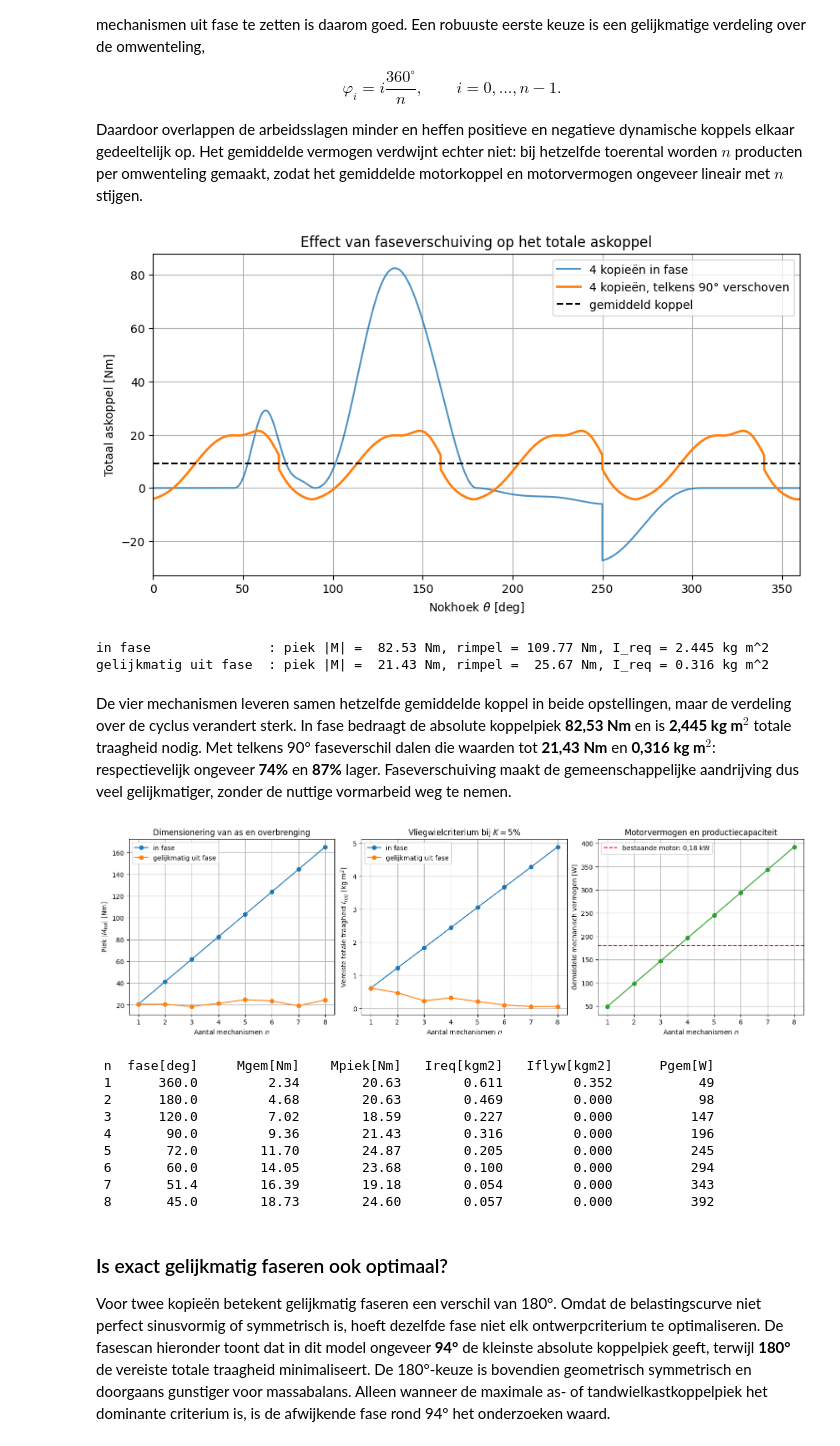
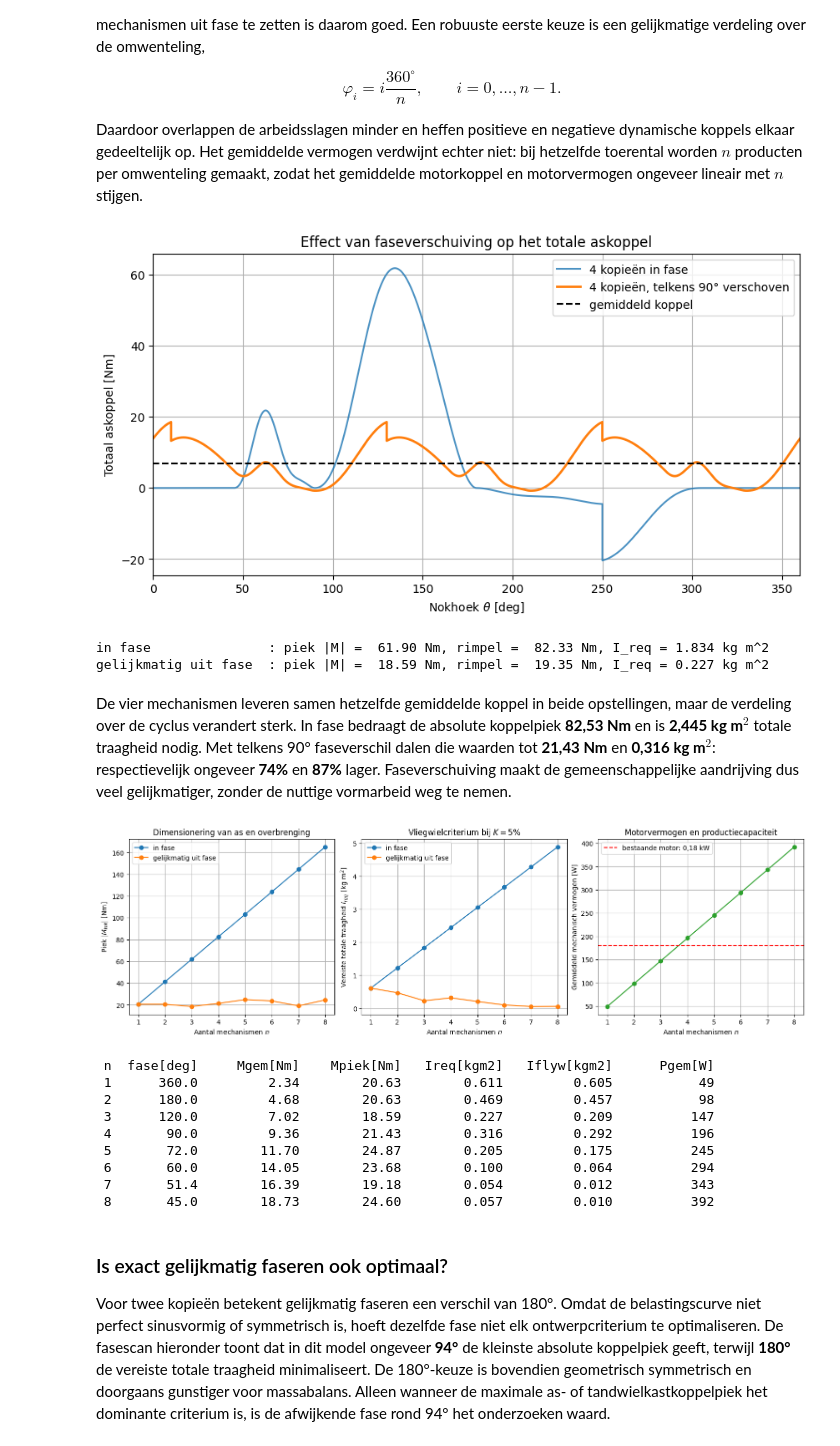
Before and after one commit to colincools/beweging, a Jupyter notebook: Nok/Parallele systemen.ipynb, the cells around one changed output. Saved outputs shown, nothing was run; the diff lists cells and outputs as text; code cells hidden in the pictures.

```diff
--- a/Nok/Parallele systemen.ipynb
+++ b/Nok/Parallele systemen.ipynb
@@ -704,7 +704,7 @@ Uit bovenstaande plots besluiten we dat $R_0 = 40\text{ mm}$ een geschikte waard
 <br>
 (Op basis van de vuistregel dat de maximum drukhoek $a_{\text{max}}$ best onder de 30 graden blijft: alle drie segmenten zitten ruim onder de 30° vanaf $R_0 = 24\text{ mm}$, zodat een compacte waarde van $R_0 = 40\text{ mm}$ een goede keuze is.)
 # %%
-R0 = 200  # pitch radius in mm
+R0 = 80  # pitch radius in mm
 # %% [markdown]
 Pas op: als je de nokspecificaties aan het <a href="#specs">begin</a> van deze notebook wijzigt, dan kies je misschien voor een andere $R_0$.
 # %% [markdown]
@@ -723,8 +723,8 @@ Kloomok_Muffley_follower_radius(R0,theta_seg3,startlift3,endlift3,motionlaw3)
 From the plots above, we conclude that the follower radius $R_r$ must be smaller than $21$ mm (segment 1), $36$ mm (segment 2) and $40$ mm (segment 3). Segment 1 is thus the most restrictive. Let's choose $R_r = 10$ mm. And hence, the base radius of the cam is $R_0 - R_r = 30$ mm.
 # %%
 # Kinematics inputs
-base_radius     = 160
-follower_radius = 40
+base_radius     = 50
+follower_radius = 30
 exc = 8  # definitieve keuze; zie 'Keuze van de excentriciteit' onder de krachtenanalyse
 
 # Calculate pressure angle
@@ -1193,37 +1193,37 @@ def torque_metrics(torque, n_systems):
         'peak_abs': np.max(np.abs(torque)),
         'ripple_pp': np.ptp(torque),
         'A_range': A_range,
         'I_required': I_required,
         # Each copy has its own cam; their inertias all contribute on the common shaft.
         'I_flywheel': max(I_required - n_systems * I_nok, 0.0),
         'mean_power': mean_torque * omega,
         'peak_power_equivalent': np.max(np.abs(torque)) * omega,
     }
 
-n_demo = 4
+n_demo = 3
 M_in_phase = combined_torque(n_demo, evenly_phased=False)
 M_phased = combined_torque(n_demo, evenly_phased=True)
 
 plt.figure(figsize=(10, 5))
 plt.plot(theta_deg, M_in_phase, label='4 kopieën in fase', alpha=0.8)
 plt.plot(theta_deg, M_phased, label='4 kopieën, telkens 90° verschoven', linewidth=2)
 plt.axhline(np.mean(M_phased), color='k', ls='--', label='gemiddeld koppel')
 plt.xlabel(r'Nokhoek $\theta$ [deg]')
 plt.ylabel('Totaal askoppel [Nm]')
 plt.xlim(0, 360)
 plt.grid()
 plt.legend()
 plt.title('Effect van faseverschuiving op het totale askoppel')
 plt.show()
 
 for name, torque in [('in fase', M_in_phase), ('gelijkmatig uit fase', M_phased)]:
     values = torque_metrics(torque, n_demo)
     print('%-22s: piek |M| = %6.2f Nm, rimpel = %6.2f Nm, I_req = %.3f kg m^2'
           % (name, values['peak_abs'], values['ripple_pp'], values['I_required']))
 # %% [output]
-[figure, old version]
+[figure, new version]
-in fase               : piek |M| =  82.53 Nm, rimpel = 109.77 Nm, I_req = 2.445 kg m^2
-gelijkmatig uit fase  : piek |M| =  21.43 Nm, rimpel =  25.67 Nm, I_req = 0.316 kg m^2
+in fase               : piek |M| =  61.90 Nm, rimpel =  82.33 Nm, I_req = 1.834 kg m^2
+gelijkmatig uit fase  : piek |M| =  18.59 Nm, rimpel =  19.35 Nm, I_req = 0.227 kg m^2
 # %% [markdown]
 De vier mechanismen leveren samen hetzelfde gemiddelde koppel in beide opstellingen, maar de verdeling over de cyclus verandert sterk. In fase bedraagt de absolute koppelpiek **82,53 Nm** en is **2,445 kg m$^2$** totale traagheid nodig. Met telkens 90° faseverschil dalen die waarden tot **21,43 Nm** en **0,316 kg m$^2$**: respectievelijk ongeveer **74%** en **87%** lager. Faseverschuiving maakt de gemeenschappelijke aandrijving dus veel gelijkmatiger, zonder de nuttige vormarbeid weg te nemen.
 # %%
@@ -1268,14 +1268,14 @@ for n, values in zip(n_values, metrics_out):
 # %% [output]
 [figure]
  n  fase[deg]     Mgem[Nm]    Mpiek[Nm]   Ireq[kgm2]   Iflyw[kgm2]      Pgem[W]
- 1      360.0         2.34        20.63        0.611         0.352           49
- 2      180.0         4.68        20.63        0.469         0.000           98
- 3      120.0         7.02        18.59        0.227         0.000          147
- 4       90.0         9.36        21.43        0.316         0.000          196
- 5       72.0        11.70        24.87        0.205         0.000          245
- 6       60.0        14.05        23.68        0.100         0.000          294
- 7       51.4        16.39        19.18        0.054         0.000          343
- 8       45.0        18.73        24.60        0.057         0.000          392
+ 1      360.0         2.34        20.63        0.611         0.605           49
+ 2      180.0         4.68        20.63        0.469         0.457           98
+ 3      120.0         7.02        18.59        0.227         0.209          147
+ 4       90.0         9.36        21.43        0.316         0.292          196
+ 5       72.0        11.70        24.87        0.205         0.175          245
+ 6       60.0        14.05        23.68        0.100         0.064          294
+ 7       51.4        16.39        19.18        0.054         0.012          343
+ 8       45.0        18.73        24.60        0.057         0.010          392
 # %% [markdown]
 ### Is exact gelijkmatig faseren ook optimaal?
 
```
Also changed, not shown: parts of 9 cells of this notebook, 1 other file.
